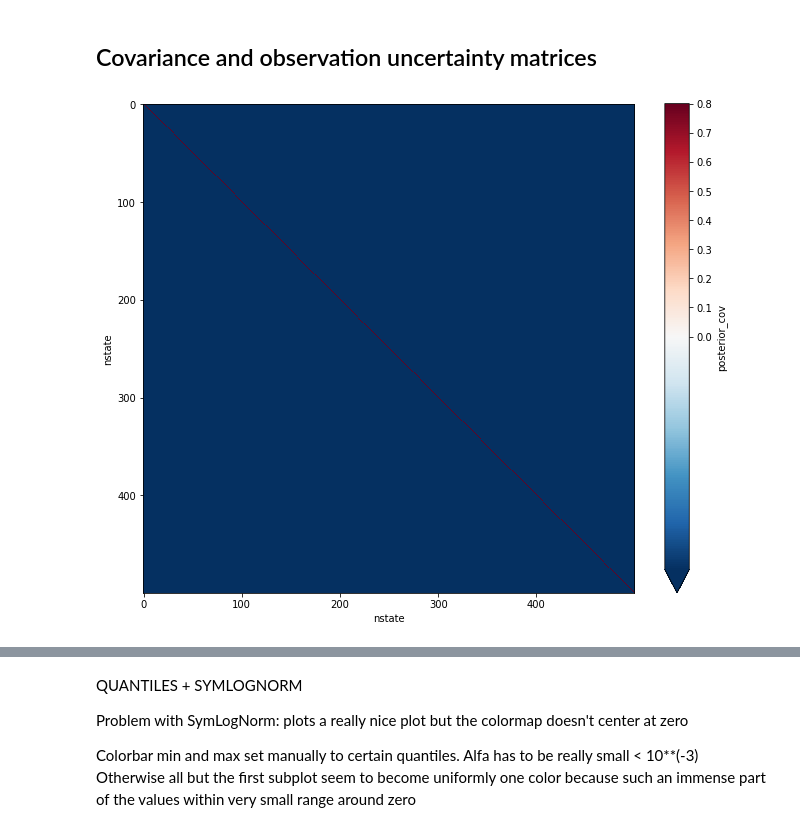
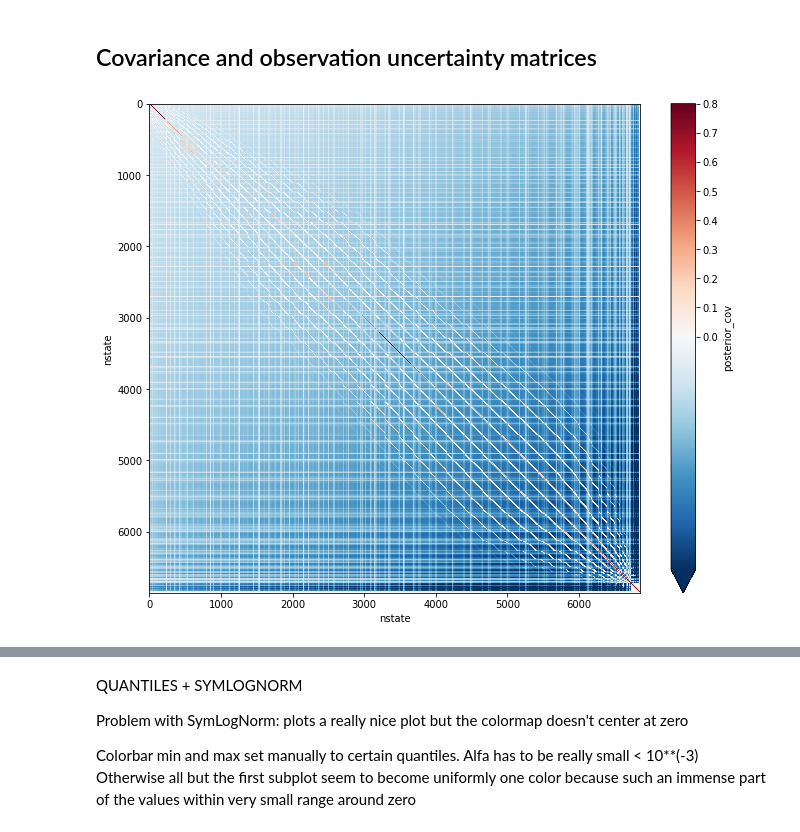
Before and after one commit to AkiTsuruta/MI-AIM, a Jupyter notebook: kf_plots.ipynb, the cells around one changed output, grey strips where cells are left out. Drawn from its saved outputs; the diff is of its cells as text; code cells hidden in the pictures.

```diff
--- a/kf_plots.ipynb
+++ b/kf_plots.ipynb
@@ -59,11 +59,7 @@ Read matrices
 # Had to read matrices in another way, as open_mfdataset didn't work with them
 #----------------------------------------------------------------------------
 
-Bs, As, Rs = read_matrices(s, 'out_default_with_kf')
-#B_bl, A_bl, R_bl = read_matrices(s, "out_block_with_kf")
-
-for i in range(6,9):
-    print(np_t[i])
+Bs, As, Rs = read_matrices(s, 'with_real_prior_cov', 'out_default_with_kf')
 # %%
 #init data
 
@@ -112,7 +113,7 @@ plt.show()
 # Plots for one state prior & post in different datasets
 
 
-stateno = np.random.randint(6858)
+stateno = np.random.randint(29)
 print(stateno)
 
 
@@ -382,17 +383,17 @@ Attributes: (0)
 Covariance and observation uncertainty matrices
 ------------------------------------------------
 # %%
-M = A[4]
+A = As[4]
 
-qlower = np.quantile(M, 0.01)
-qupper = np.quantile(M, 0.99)
+qlower = np.quantile(A, 0.01)
+qupper = np.quantile(A, 0.99)
 
 fig, ax = plt.subplots(figsize = (11,9))
 norm = colors.TwoSlopeNorm(vmin = min(0,qlower), vcenter = 0, vmax = max(0.8,qupper))
-M.plot.imshow(ax=ax, yincrease = False, norm = norm)
+A.plot.imshow(ax=ax, yincrease = False, norm = norm)
 plt.show()
 # %% [output]
-[figure, old version]
+[figure, new version]
 # %% [markdown]
 
 Multiple subplots in same figure
```
Also changed, not shown: parts of 12 cells of this notebook, 2 other files.
